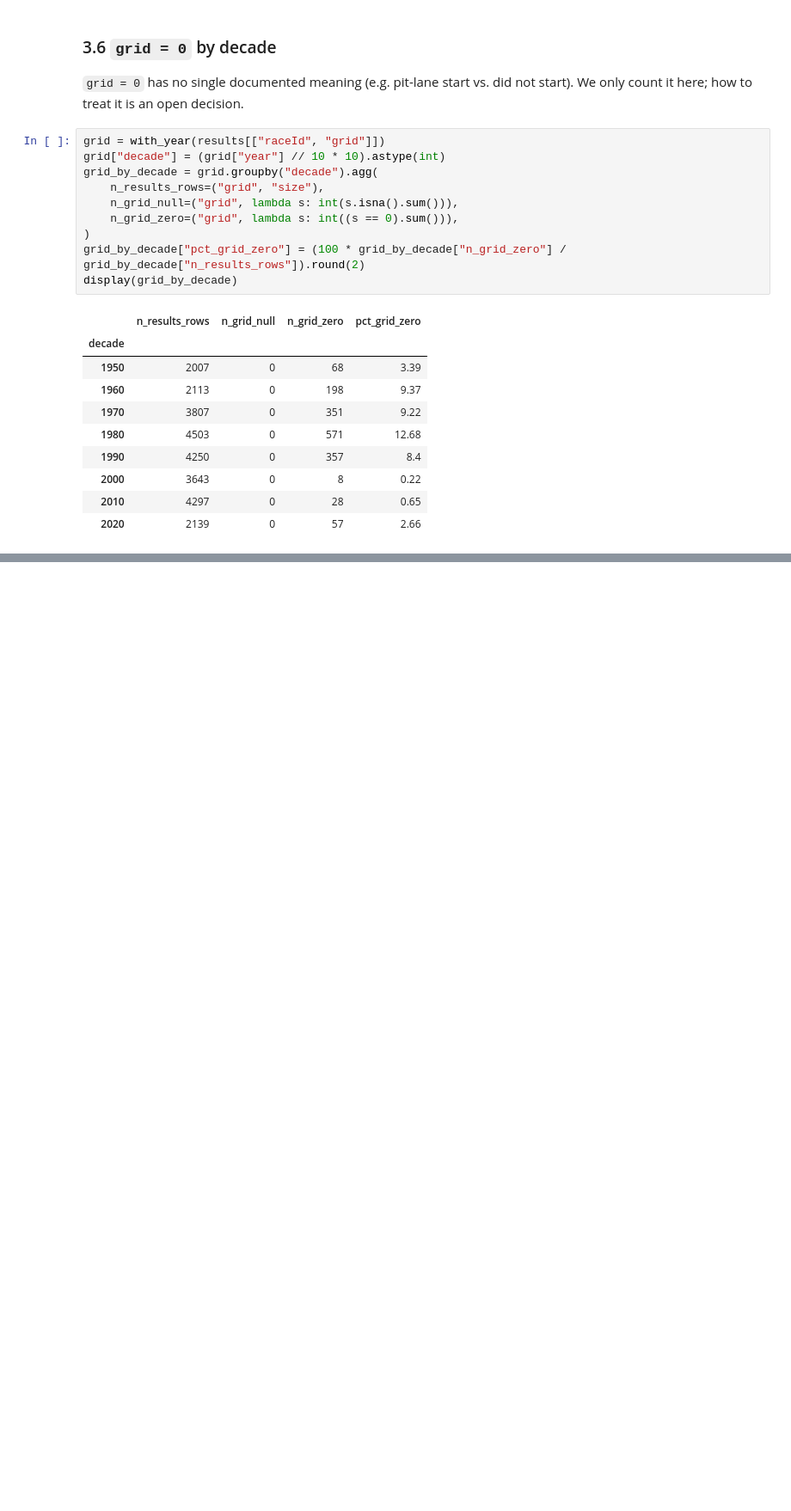
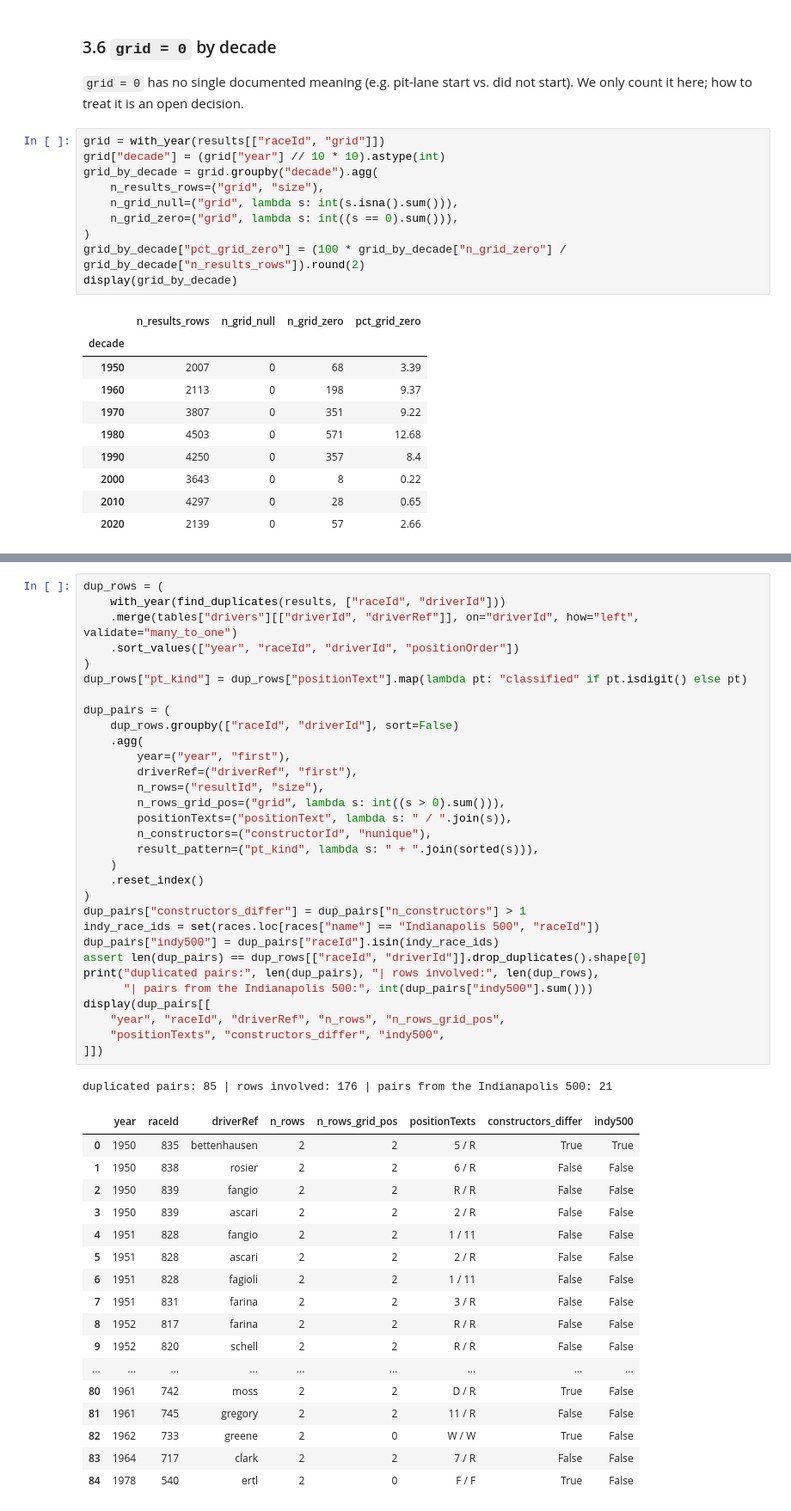
Before and after one commit to YShimy/f1-podium, a Jupyter notebook: notebooks/milestone1.ipynb, the cells around one changed output, grey strips where cells are left out. Shown at 86% size. Cells and saved outputs as stored; diff of their text form; blank space fills up the shorter version.

```diff
--- a/notebooks/milestone1.ipynb
+++ b/notebooks/milestone1.ipynb
@@ -391,0 +508,50 @@ display(grid_by_decade)
+# %%
+dup_rows = (
+    with_year(find_duplicates(results, ["raceId", "driverId"]))
+    .merge(tables["drivers"][["driverId", "driverRef"]], on="driverId", how="left", validate="many_to_one")
+    .sort_values(["year", "raceId", "driverId", "positionOrder"])
+)
+dup_rows["pt_kind"] = dup_rows["positionText"].map(lambda pt: "classified" if pt.isdigit() else pt)
+
+dup_pairs = (
+    dup_rows.groupby(["raceId", "driverId"], sort=False)
+    .agg(
+        year=("year", "first"),
+        driverRef=("driverRef", "first"),
+        n_rows=("resultId", "size"),
+        n_rows_grid_pos=("grid", lambda s: int((s > 0).sum())),
+        positionTexts=("positionText", lambda s: " / ".join(s)),
+        n_constructors=("constructorId", "nunique"),
+        result_pattern=("pt_kind", lambda s: " + ".join(sorted(s))),
+    )
+    .reset_index()
+)
+dup_pairs["constructors_differ"] = dup_pairs["n_constructors"] > 1
+indy_race_ids = set(races.loc[races["name"] == "Indianapolis 500", "raceId"])
+dup_pairs["indy500"] = dup_pairs["raceId"].isin(indy_race_ids)
+assert len(dup_pairs) == dup_rows[["raceId", "driverId"]].drop_duplicates().shape[0]
+print("duplicated pairs:", len(dup_pairs), "| rows involved:", len(dup_rows),
+      "| pairs from the Indianapolis 500:", int(dup_pairs["indy500"].sum()))
+display(dup_pairs[[
+    "year", "raceId", "driverRef", "n_rows", "n_rows_grid_pos",
+    "positionTexts", "constructors_differ", "indy500",
+]])
+# %% [output]
+duplicated pairs: 85 | rows involved: 176 | pairs from the Indianapolis 500: 21
+|  | year | raceId | driverRef | n_rows | n_rows_grid_pos | positionTexts | constructors_differ | indy500 |
+| 0 | 1950 | 835 | bettenhausen | 2 | 2 | 5 / R | True | True |
+| 1 | 1950 | 838 | rosier | 2 | 2 | 6 / R | False | False |
+| 2 | 1950 | 839 | fangio | 2 | 2 | R / R | False | False |
+| 3 | 1950 | 839 | ascari | 2 | 2 | 2 / R | False | False |
+| 4 | 1951 | 828 | fangio | 2 | 2 | 1 / 11 | False | False |
+| 5 | 1951 | 828 | ascari | 2 | 2 | 2 / R | False | False |
+| 6 | 1951 | 828 | fagioli | 2 | 2 | 1 / 11 | False | False |
+| 7 | 1951 | 831 | farina | 2 | 2 | 3 / R | False | False |
+| 8 | 1952 | 817 | farina | 2 | 2 | R / R | False | False |
+| 9 | 1952 | 820 | schell | 2 | 2 | R / R | False | False |
+| ... | ... | ... | ... | ... | ... | ... | ... | ... |
+| 80 | 1961 | 742 | moss | 2 | 2 | D / R | True | False |
+| 81 | 1961 | 745 | gregory | 2 | 2 | 11 / R | False | False |
+| 82 | 1962 | 733 | greene | 2 | 0 | W / W | True | False |
+| 83 | 1964 | 717 | clark | 2 | 2 | 7 / R | False | False |
+| 84 | 1978 | 540 | ertl | 2 | 0 | F / F | True | False |
```
Also changed, not shown: parts of 16 cells of this notebook.
